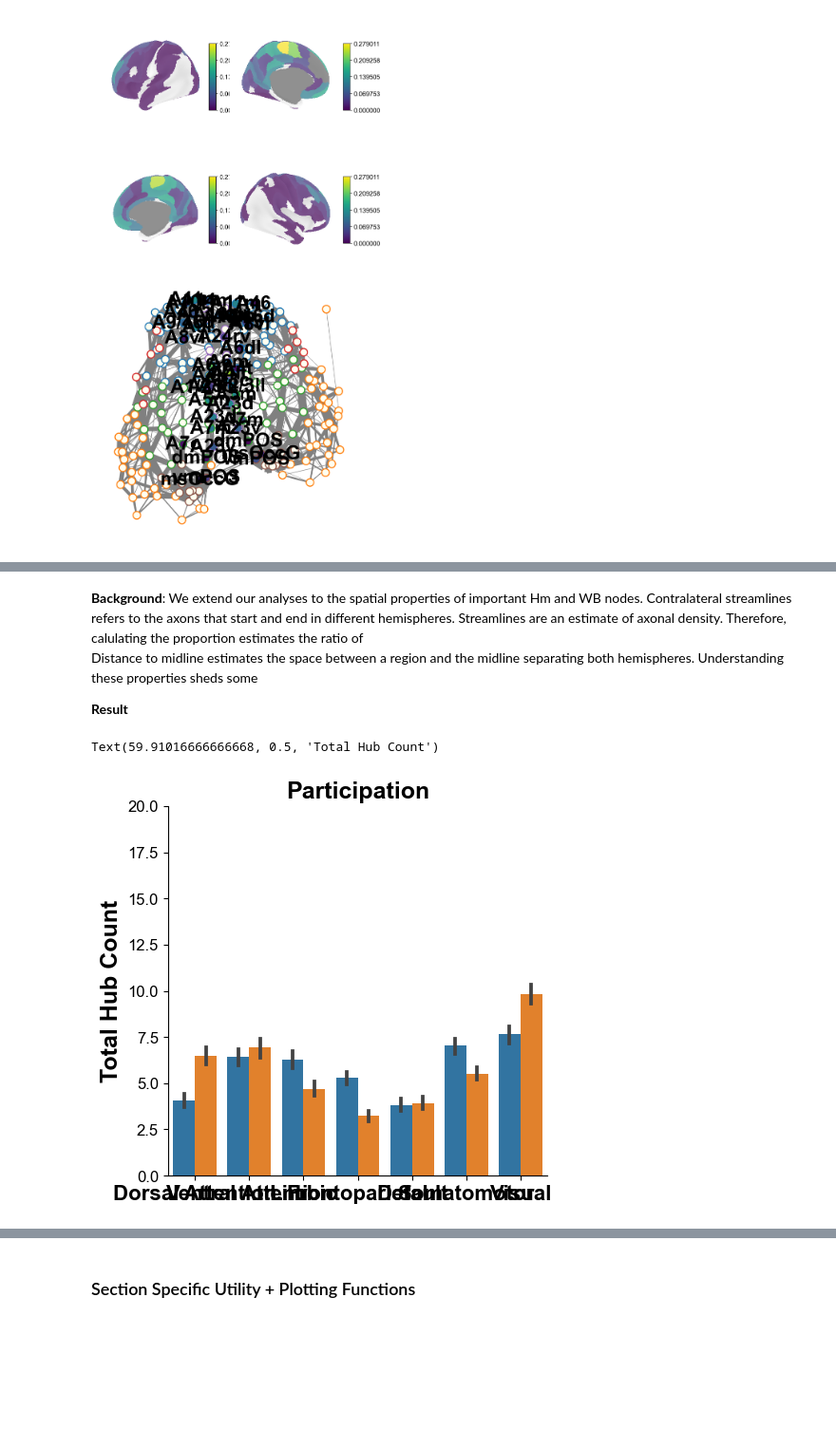
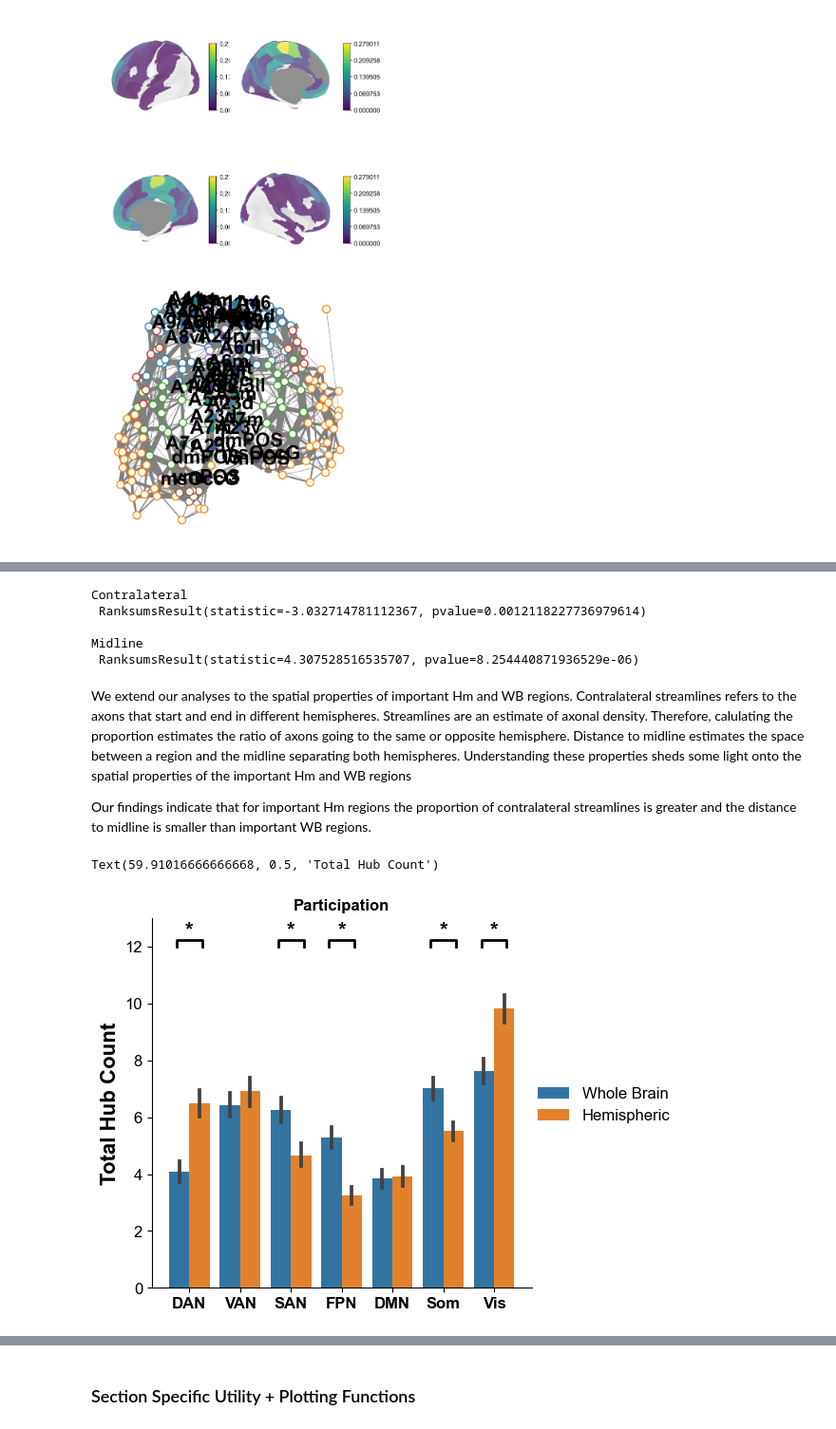
Before and after one commit to seong-hah-cho/proximity-designs, a Jupyter notebook: assignment_2.ipynb, the cells around one changed output, grey strips where cells are left out. Shown at 95% size. Saved outputs shown, nothing was run; the diff lists cells and outputs as text; code cells hidden in the pictures; blank space fills up the shorter version.

```diff
--- a/assignment_2.ipynb
+++ b/assignment_2.ipynb
@@ -285,8 +279,8 @@ def plott_surfaces_with_networks(data, connectome, regions, title):
     ax.axis("off")
     plt.show()
 
-def add_significance_bar(axes, p_value, network):
-    y, h = 18., 0.5
+def add_significance_bars(axes, p_value, network):
+    y, h = 12., 0.25
     x = network
     axes.plot([x - 0.25, x - 0.25, x + 0.25, x + 0.25], [y, y + h, y + h, y], lw = 2, c = 'k')
     axes.text(x, y + h, "*", ha = 'center', va = 'bottom', fontsize = 16, fontweight = 'bold', color = 'k')
@@ -293,3 +289,9 @@ def add_significance_bar(axes, p_value, network):
+# %%
+networks = loadmat('./label_index.mat')['label_index']
+network_indices = [np.where(networks == network)[0] for network in np.arange(1, 8, 1)]
+
+network_names = ['Dorsal Attention', 'Ventral Attention', 'Limbic', 'Frontoparietal', 'Default', 'Somatomotor', 'Visual']
+network_abbrev = ['DAN', 'VAN', 'SAN', 'FPN', 'DMN', 'Som', 'Vis']
 # %% [markdown]
 ## Analyses
 # %% [markdown]
@@ -398,9 +416,16 @@ for ax in plot.axes.flat:
+# %%
+print('Contralateral\n', scipy.stats.ranksums(normal_data, lateral_data, alternative = 'less'))
+print('\nMidline\n', scipy.stats.ranksums(midline_normal_data, midline_lateral_data, alternative = 'greater'))
+# %% [output]
+Contralateral
+ RanksumsResult(statistic=-3.032714781112367, pvalue=0.0012118227736979614)
+
+Midline
+ RanksumsResult(statistic=4.307528516535707, pvalue=8.254440871936529e-06)
 # %% [markdown]
-**Background**: We extend our analyses to the spatial properties of important Hm and WB nodes. Contralateral streamlines refers to the axons that start and end in different hemispheres. Streamlines are an estimate of axonal density. Therefore, calulating the proportion estimates the ratio of
-Distance to midline estimates the space between a region and the midline separating both hemispheres.
-Understanding these properties sheds some
+We extend our analyses to the spatial properties of important Hm and WB regions. Contralateral streamlines refers to the axons that start and end in different hemispheres. Streamlines are an estimate of axonal density. Therefore, calulating the proportion estimates the ratio of axons going to the same or opposite hemisphere. Distance to midline estimates the space between a region and the midline separating both hemispheres. Understanding these properties sheds some light onto the spatial properties of the important Hm and WB regions
 
-**Result**
+Our findings indicate that for important Hm regions the proportion of contralateral streamlines is greater and the distance to midline is smaller than important WB regions.
 # %%
 hubs = {key: np.zeros((len(subjects), 210)) for key in ['lateral', 'normal']}
 statistic = {key: np.zeros((len(subjects), 7)) for key in ['chis', 'pval']}
@@ -436,28 +461,28 @@ for i, subject in enumerate(subjects):
 # %%
 data = np.zeros((97 * 2 * 7, 1))
 data[:,0] = np.hstack([contingency[str(i)][0, 0, :] for i in range(7)] + [contingency[str(i)][1, 0, :] for i in range(7)])
 
 hubs = pd.DataFrame(data = data, columns = ['Counts'])
 hubs['Measure'] = ['Participation'] * 97 * 14
-hubs['Laterality'] = ['Hemispheric'] * 97 * 7 + ['Whole Brain'] * 97 * 7
+hubs['Laterality'] = ['Whole Brain'] * 97 * 7 + ['Hemispheric'] * 97 * 7
 hubs['Network'] = ['Dorsal Attention'] * 97 + ['Ventral Attention'] * 97 + ['Limbic'] * 97 + ['Frontoparietal'] * 97 + ['Default'] * 97 + ['Somatomotor'] * 97 + ['Visual'] * 97 + ['Dorsal Attention'] * 97 + ['Ventral Attention'] * 97 + ['Limbic'] * 97 + ['Frontoparietal'] * 97 + ['Default'] * 97 + ['Somatomotor'] * 97 + ['Visual'] * 97
 
 plot = sns.catplot(x = 'Network', y = 'Counts', col = 'Measure', hue = 'Laterality', kind = "bar", data = hubs)
-plot._legend.remove()
+plot._legend.set_title('')
 
 axes = plot.axes
-axes[0,0].set_title('Participation', fontsize = 18, fontweight = 'bold')
-axes[0,0].set_xticklabels(network_labels, fontsize = 16, fontweight = 'bold', rotation = 0)
-axes[0,0].set_xlabel('', fontsize = 0, fontweight = 'bold')
-axes[0,0].set_ylim(0, 20)
+axes[0,0].set_title('Participation', fontweight = 'bold')
+axes[0,0].set_xticklabels(network_abbrev, fontweight = 'bold', rotation = 0)
+axes[0,0].set_xlabel('', fontweight = 'bold')
+axes[0,0].set_ylim(0, 13)
 
 for j, net in enumerate(network_names):
     hemispheric = hubs[(hubs['Measure'] == 'Participation') & (hubs['Laterality'] == 'Hemispheric') & (hubs['Network'] == net)]
     whole_brain = hubs[(hubs['Measure'] == 'Participation') & (hubs['Laterality'] == 'Whole Brain') & (hubs['Network'] == net)]
     p_value = scipy.stats.wilcoxon(hemispheric['Counts'], whole_brain['Counts'])[1]
     if p_value < 0.01:
         add_significance_bars(axes[0,0], p_value, j)
-axes[0,0].set_ylabel('Total Hub Count', fontsize = 18, fontweight = 'bold')
+axes[0,0].set_ylabel('Total Hub Count', fontweight = 'bold')
 # %% [output]
 Text(59.91016666666668, 0.5, 'Total Hub Count')
-[figure, old version]
+[figure, new version]
```
Also changed, not shown: parts of 16 cells of this notebook, 1 other file.
